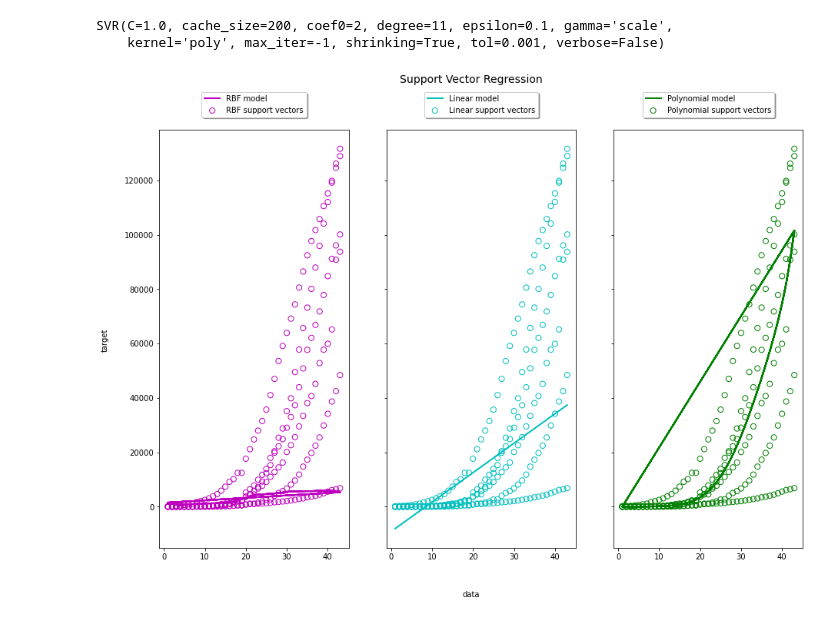
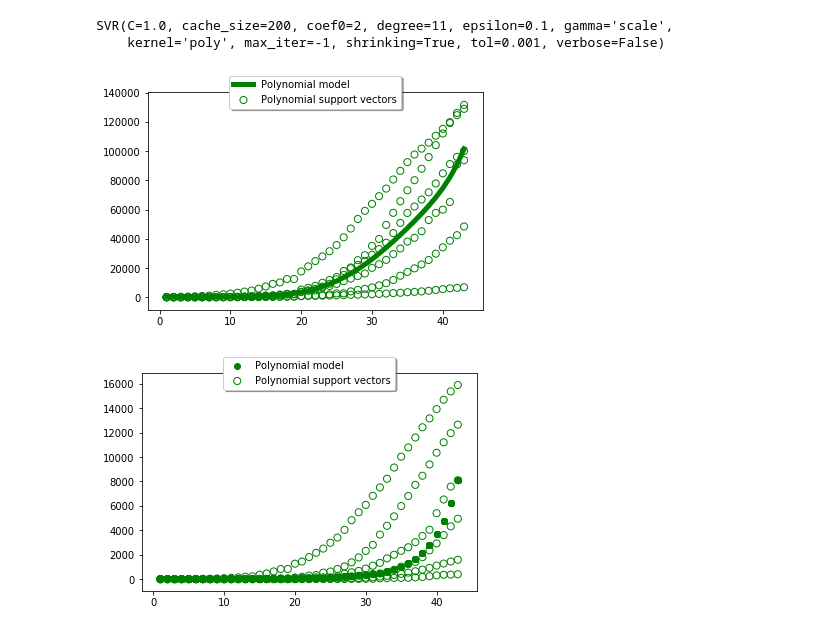
Before and after one commit to Pedrag1234/FEUP_IART_TP2, a Jupyter notebook: src/SVM.ipynb, the cells around one changed output. Drawn from its saved outputs; the diff is of its cells as text; code cells hidden in the pictures.

```diff
--- a/src/SVM.ipynb
+++ b/src/SVM.ipynb
@@ -153,40 +153,50 @@ SVR(C=1.0, cache_size=200, coef0=2, degree=11, epsilon=0.1, gamma='scale',
 # %%
 import numpy as np
 from sklearn.svm import SVR
 import matplotlib.pyplot as plt
 
-svr_rbf =SVR(kernel = 'rbf',C=100, gamma=0.1, epsilon=.1)
-svr_lin =SVR(kernel = 'linear',C=100, gamma='auto')
-svr_poly =SVR(kernel = 'poly',degree=11, coef0=2)
+svr_poly =SVR(kernel ='poly',degree=11, coef0=2)
 
-test2_regr = ['date']
-X=EU_covid_data[test2_regr].values
+X=EU_covid_data[['date']].values
 y=EU_covid_data['total_cases'].values
+Z=svr_poly.fit(X, y).predict(X)
 
 
+svrs = [svr_poly]
+plt.plot(X[0:43], Z[0:43], color='g', lw=5,
+              label='{} model'.format('Polynomial'))
+plt.scatter(X, y, facecolor="none",
+                 edgecolor='g', s=50,
+                 label='{} support vectors'.format('Polynomial'))
 
-lw = 2
-
-svrs = [svr_rbf, svr_lin, svr_poly]
-kernel_label = ['RBF', 'Linear', 'Polynomial']
-model_color = ['m', 'c', 'g']
-
-fig, axes = plt.subplots(nrows=1, ncols=3, figsize=(15, 10), sharey=True)
-for ix, svr in enumerate(svrs):
-    axes[ix].plot(X, svr.fit(X, y).predict(X), color=model_color[ix], lw=lw,
-                  label='{} model'.format(kernel_label[ix]))
-    axes[ix].scatter(X[svr.support_], y[svr.support_], facecolor="none",
-                     edgecolor=model_color[ix], s=50,
-                     label='{} support vectors'.format(kernel_label[ix]))
-    axes[ix].scatter(X[np.setdiff1d(np.arange(len(X)), svr.support_)],
-                     y[np.setdiff1d(np.arange(len(X)), svr.support_)],
-                     facecolor="none", edgecolor="k", s=50)
-    axes[ix].legend(loc='upper center', bbox_to_anchor=(0.5, 1.1),
-                    ncol=1, fancybox=True, shadow=True)
+plt.legend(loc='upper center', bbox_to_anchor=(0.5, 1.1),
+                ncol=1, fancybox=True, shadow=True)
 
 fig.text(0.5, 0.04, 'data', ha='center', va='center')
 fig.text(0.06, 0.5, 'target', ha='center', va='center', rotation='vertical')
 fig.suptitle("Support Vector Regression", fontsize=14)
 plt.show()
 # %% [output]
-[figure, old version]
+[figure, new version]
+# %%
+svr_poly =SVR(kernel ='poly',degree=11, coef0=2)
+
+X=EU_covid_data[['date']].values
+y=EU_covid_data['fatalities'].values
+
+svrs = [svr_poly]
+plt.scatter(X[, svr.fit(X, y).predict(X), color='g', lw=1,
+              label='{} model'.format('Polynomial'))
+plt.scatter(X, y, facecolor="none",
+                 edgecolor='g', s=50,
+                 label='{} support vectors'.format('Polynomial'))
+
+plt.legend(loc='upper center', bbox_to_anchor=(0.5, 1.1),
+                ncol=1, fancybox=True, shadow=True)
+
+fig.text(0.5, 0.04, 'data', ha='center', va='center')
+fig.text(0.06, 0.5, 'target', ha='center', va='center', rotation='vertical')
+fig.suptitle("Support Vector Regression", fontsize=14)
+plt.show()
+# %% [output]
+[figure, added]
```
